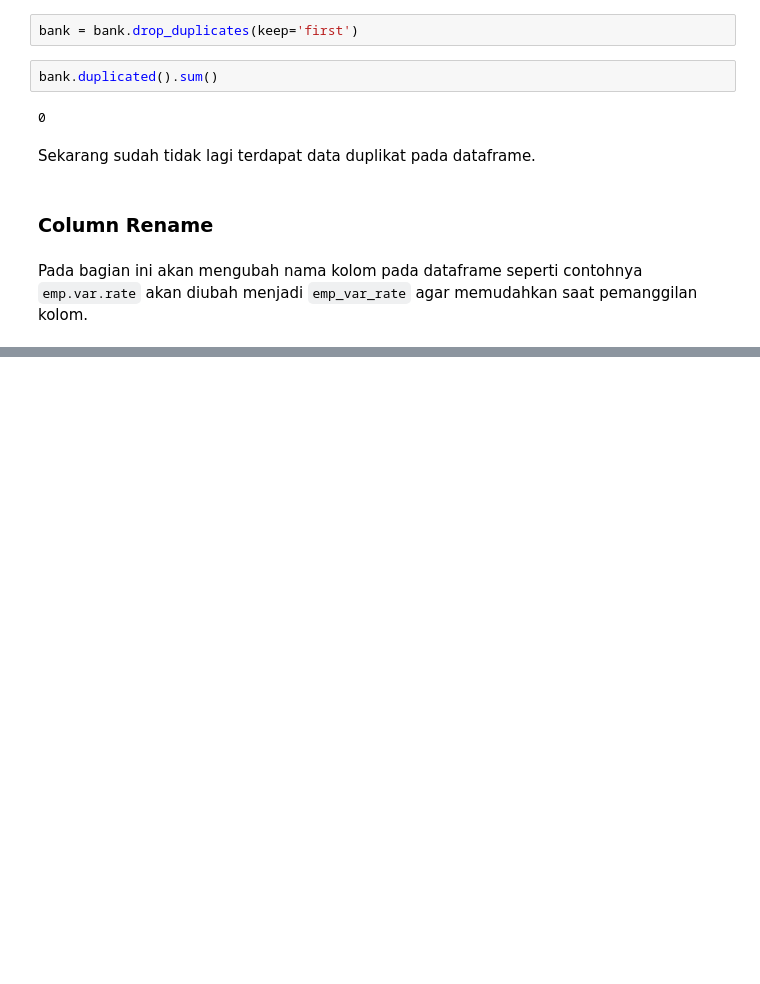
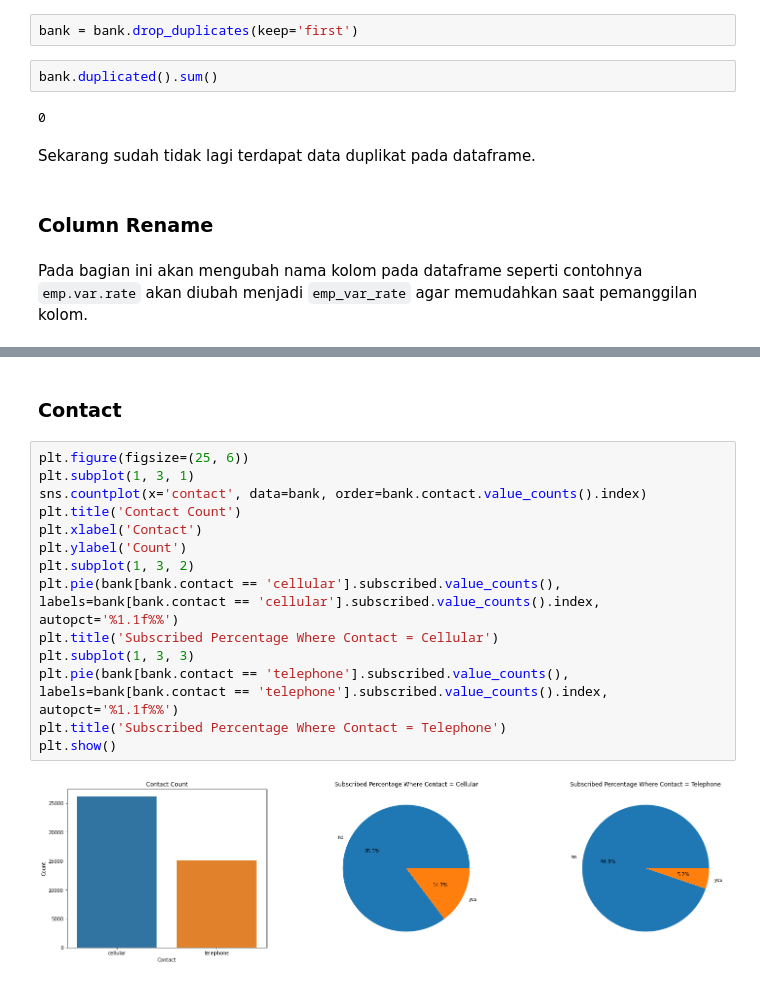
Before and after one commit to Penzragon/h8dsft_P1Milestone1, a Jupyter notebook: script.ipynb, the cells around one changed output, grey strips where cells are left out. Drawn from its saved outputs; the diff is of its cells as text; blank space fills up the shorter version.

```diff
--- a/script.ipynb
+++ b/script.ipynb
@@ -201,0 +270,18 @@ bank.head()
+# %% [markdown]
+### Contact
+# %%
+plt.figure(figsize=(25, 6))
+plt.subplot(1, 3, 1)
+sns.countplot(x='contact', data=bank, order=bank.contact.value_counts().index)
+plt.title('Contact Count')
+plt.xlabel('Contact')
+plt.ylabel('Count')
+plt.subplot(1, 3, 2)
+plt.pie(bank[bank.contact == 'cellular'].subscribed.value_counts(), labels=bank[bank.contact == 'cellular'].subscribed.value_counts().index, autopct='%1.1f%%')
+plt.title('Subscribed Percentage Where Contact = Cellular')
+plt.subplot(1, 3, 3)
+plt.pie(bank[bank.contact == 'telephone'].subscribed.value_counts(), labels=bank[bank.contact == 'telephone'].subscribed.value_counts().index, autopct='%1.1f%%')
+plt.title('Subscribed Percentage Where Contact = Telephone')
+plt.show()
+# %% [output]
+[figure, added]
```
Also changed, not shown: parts of 15 cells of this notebook.
